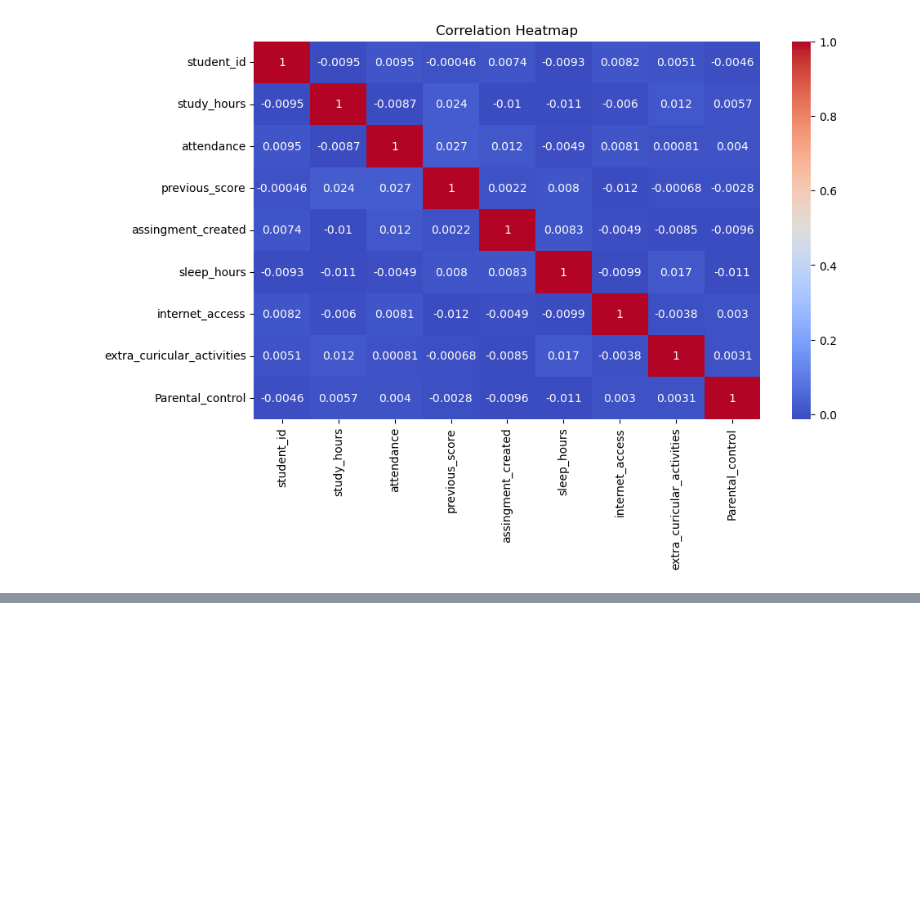
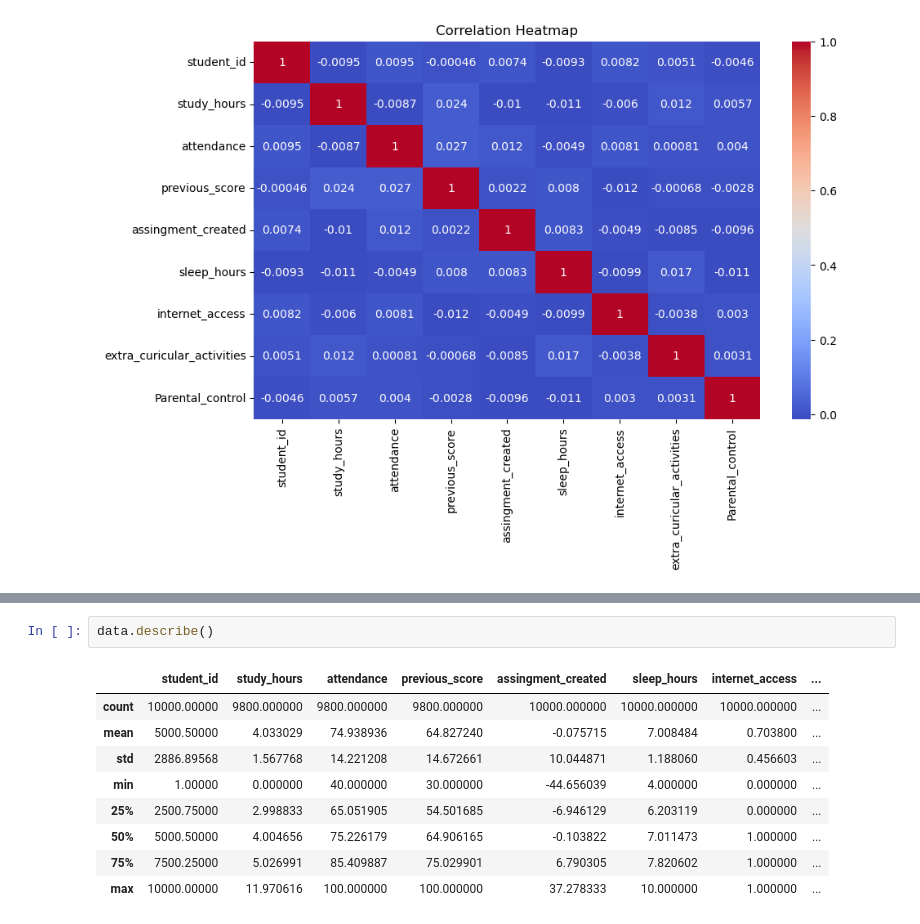
Before and after one commit to Anubhavpq/GFG_Data_Analysis, a Jupyter notebook: AIML_Workshop/3.ipynb, the cells around one changed output, grey strips where cells are left out. Saved outputs shown, nothing was run; the diff lists cells and outputs as text; blank space fills up the shorter version.

```diff
--- a/AIML_Workshop/3.ipynb
+++ b/AIML_Workshop/3.ipynb
@@ -176,0 +220,12 @@ plt.show()
+# %%
+data.describe()
+# %% [output]
+|  | student_id | study_hours | attendance | previous_score | assingment_created | sleep_hours | internet_access | ... |
+| count | 10000.00000 | 9800.000000 | 9800.000000 | 9800.000000 | 10000.000000 | 10000.000000 | 10000.000000 | ... |
+| mean | 5000.50000 | 4.033029 | 74.938936 | 64.827240 | -0.075715 | 7.008484 | 0.703800 | ... |
+| std | 2886.89568 | 1.567768 | 14.221208 | 14.672661 | 10.044871 | 1.188060 | 0.456603 | ... |
+| min | 1.00000 | 0.000000 | 40.000000 | 30.000000 | -44.656039 | 4.000000 | 0.000000 | ... |
+| 25% | 2500.75000 | 2.998833 | 65.051905 | 54.501685 | -6.946129 | 6.203119 | 0.000000 | ... |
+| 50% | 5000.50000 | 4.004656 | 75.226179 | 64.906165 | -0.103822 | 7.011473 | 1.000000 | ... |
+| 75% | 7500.25000 | 5.026991 | 85.409887 | 75.029901 | 6.790305 | 7.820602 | 1.000000 | ... |
+| max | 10000.00000 | 11.970616 | 100.000000 | 100.000000 | 37.278333 | 10.000000 | 1.000000 | ... |
```
Also changed, not shown: parts of 3 cells of this notebook.
